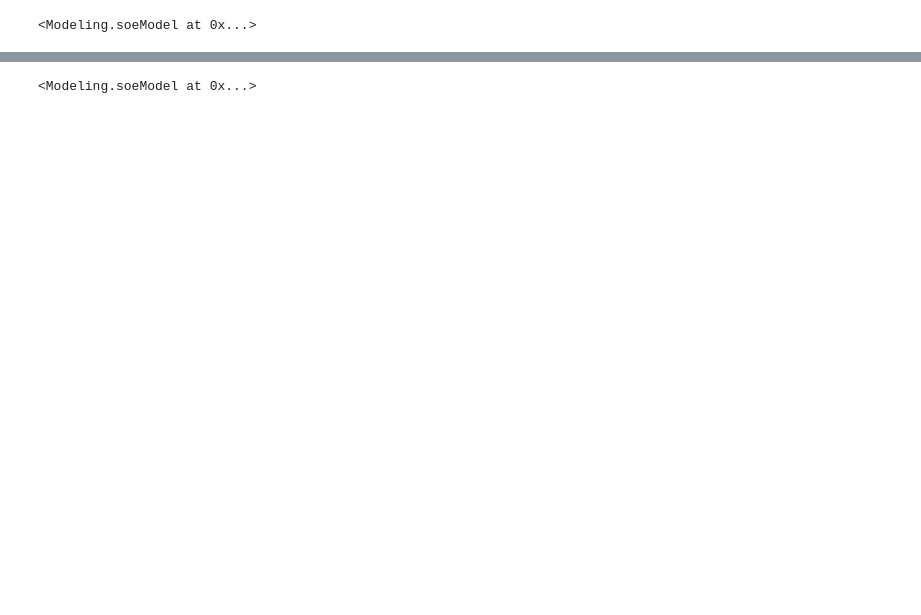
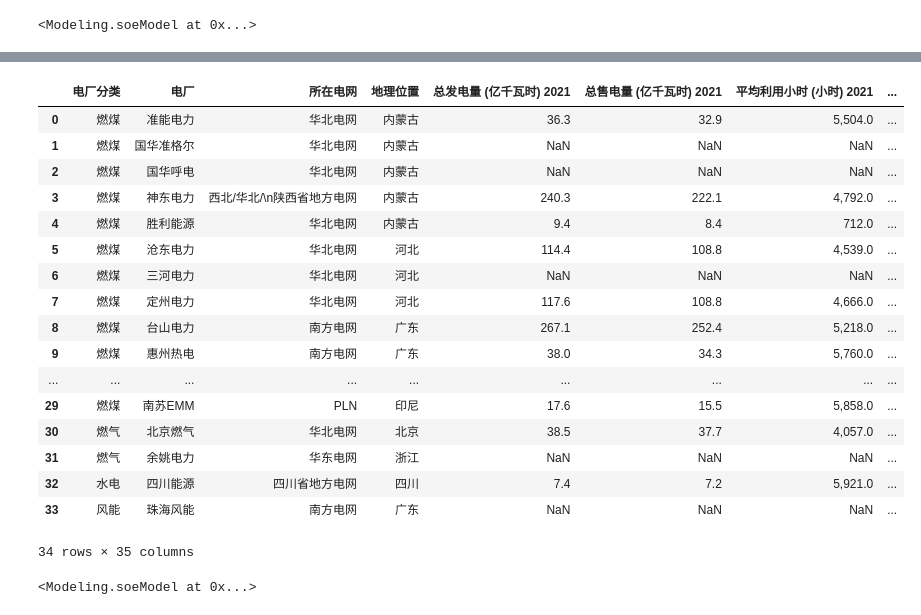
Before and after one commit to orangejustin/CHINA_SOE_MODEL, a Jupyter notebook: check.ipynb, the cells around one changed output, grey strips where cells are left out. Drawn from its saved outputs; the diff is of its cells as text; code cells hidden in the pictures; blank space fills up the shorter version.

```diff
--- a/check.ipynb
+++ b/check.ipynb
@@ -20,4 +28,25 @@ Wall time: 23.4 ms
 <Modeling.soeModel at 0x...>
+# %%
+model.power_sale
+# %% [output]
+|  | 电厂分类 | 电厂 | 所在电网 | 地理位置 | 总发电量 (亿千瓦时) 2021 | 总售电量 (亿千瓦时) 2021 | 平均利用小时 (小时) 2021 | ... |
+| 0 | 燃煤 | 准能电力 | 华北电网 | 内蒙古 | 36.3 | 32.9 | 5,504.0 | ... |
+| 1 | 燃煤 | 国华准格尔 | 华北电网 | 内蒙古 | NaN | NaN | NaN | ... |
+| 2 | 燃煤 | 国华呼电 | 华北电网 | 内蒙古 | NaN | NaN | NaN | ... |
+| 3 | 燃煤 | 神东电力 | 西北/华北/\n陕西省地方电网 | 内蒙古 | 240.3 | 222.1 | 4,792.0 | ... |
+| 4 | 燃煤 | 胜利能源 | 华北电网 | 内蒙古 | 9.4 | 8.4 | 712.0 | ... |
+| 5 | 燃煤 | 沧东电力 | 华北电网 | 河北 | 114.4 | 108.8 | 4,539.0 | ... |
+| 6 | 燃煤 | 三河电力 | 华北电网 | 河北 | NaN | NaN | NaN | ... |
+| 7 | 燃煤 | 定州电力 | 华北电网 | 河北 | 117.6 | 108.8 | 4,666.0 | ... |
+| 8 | 燃煤 | 台山电力 | 南方电网 | 广东 | 267.1 | 252.4 | 5,218.0 | ... |
+| 9 | 燃煤 | 惠州热电 | 南方电网 | 广东 | 38.0 | 34.3 | 5,760.0 | ... |
+| ... | ... | ... | ... | ... | ... | ... | ... | ... |
+| 29 | 燃煤 | 南苏EMM | PLN | 印尼 | 17.6 | 15.5 | 5,858.0 | ... |
+| 30 | 燃气 | 北京燃气 | 华北电网 | 北京 | 38.5 | 37.7 | 4,057.0 | ... |
+| 31 | 燃气 | 余姚电力 | 华东电网 | 浙江 | NaN | NaN | NaN | ... |
+| 32 | 水电 | 四川能源 | 四川省地方电网 | 四川 | 7.4 | 7.2 | 5,921.0 | ... |
+| 33 | 风能 | 珠海风能 | 南方电网 | 广东 | NaN | NaN | NaN | ... |
+34 rows × 35 columns
 # %%
 model.correct_digital_type()
 # %% [output]
```
Also changed, not shown: parts of 6 cells of this notebook, 8 other files.
